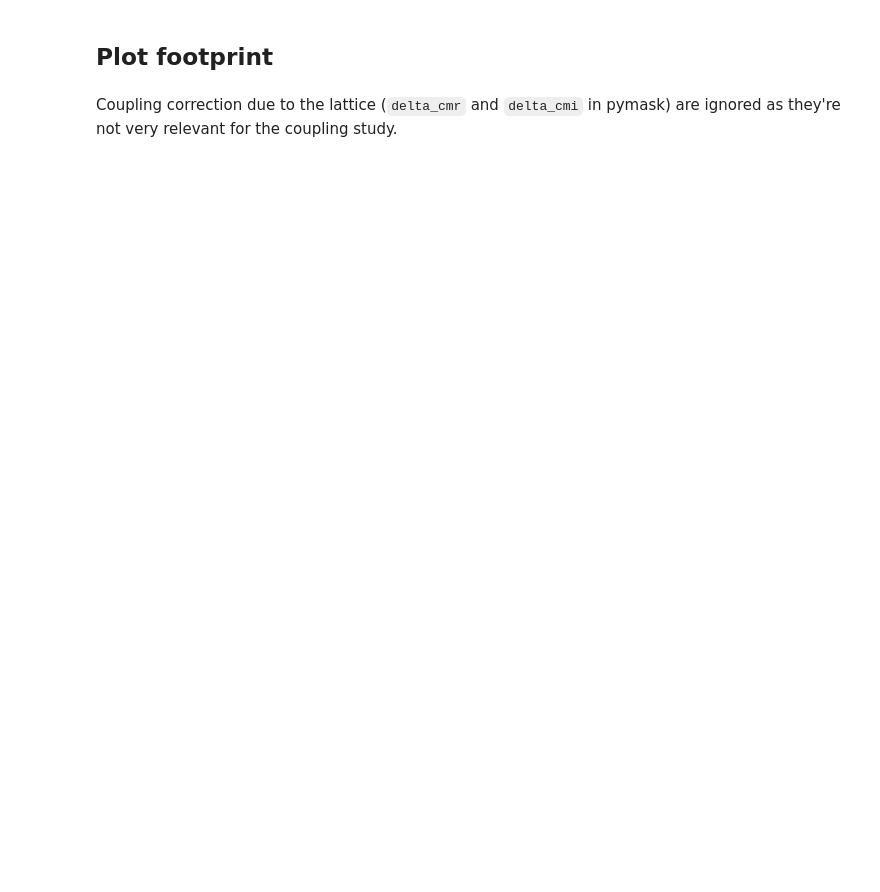
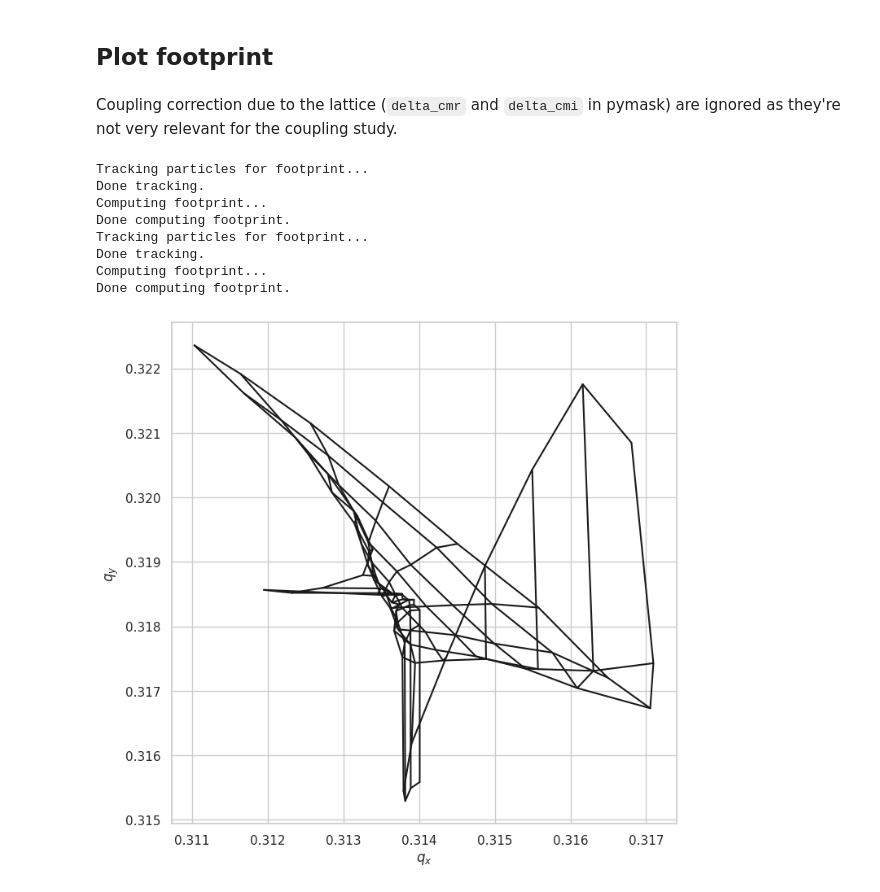
Before and after one commit to ColasDroin/xmask_DA_study, a Jupyter notebook: footprint_study/footprint_study.ipynb, the cells around one changed output. Cells and saved outputs as stored; diff of their text form; code cells hidden in the pictures; blank space fills up the shorter version.

Commit message:
First good result with footprint

````diff
--- a/footprint_study/footprint_study.ipynb
+++ b/footprint_study/footprint_study.ipynb
@@ -241,0 +209,16 @@ bb_ho.r2b1_05
+# %%
+# Take care of HO elements
+for ip, bool_collide in zip([1, 2, 5, 8], ['collides in ATLAS/CMS', 'collides in ALICE', 'collides in ATLAS/CMS', 'collides in LHCB']):
+    collide_b1 = bbs_b1.loc[23][bool_collide]
+    #collide_b2 = bbs_b2.loc[23][bool_collide]
+
+    # Deactivate elements that shouldn't be here in beam 1
+    for i, x in enumerate(collider.lhcb1.element_names):
+        # First look for bb_elements
+        if ('bb_ho.l' + str(ip) in x or 'bb_ho.r' + str(ip) in x or 'bb_ho.c' + str(ip) in x) and not collide_b1:
+            collider.lhcb1.element_refs[x].scale_strength = 0
+
+    # # Same with beam 2
+    # for i, x in enumerate(collider.lhcb2.element_names):
+    #     if ('bb_ho.l' + str(ip) in x or 'bb_ho.r' + str(ip) in x or 'bb_ho.c' + str(ip) in x) and not collide_b2:
+    #         collider.lhcb2.element_refs[x].scale_strength = 0
@@ -243,3 +248,27 @@ bb_ho.r2b1_05
 ## Plot footprint
 # %% [markdown]
 Coupling correction due to the lattice (```delta_cmr``` and ```delta_cmi``` in pymask) are ignored as they're not very relevant for the coupling study.
+# %%
+#collider.vars['c_minus_re_b1'] = 0
+#collider["lhcb1"].twiss()
+
+# Plot footprint
+fp_polar_xm = collider["lhcb1"].get_footprint(
+    nemitt_x=2.5e-6,
+    nemitt_y=2.5e-6,
+    linear_rescale_on_knobs=[xt.LinearRescale(knob_name="beambeam_scale", v0=0.0, dv=0.1/2)],
+)
+
+fig, ax = plt.subplots(1, 1, figsize=(8, 8))
+fp_polar_xm.plot(ax=ax, label="no rescale bb")
+plt.show()
+# %% [output]
+Tracking particles for footprint...
+Done tracking.
+Computing footprint...
+Done computing footprint.
+Tracking particles for footprint...
+Done tracking.
+Computing footprint...
+Done computing footprint.
+[figure, added]
````
Also changed, not shown: parts of 5 cells of this notebook, 12 other files.
